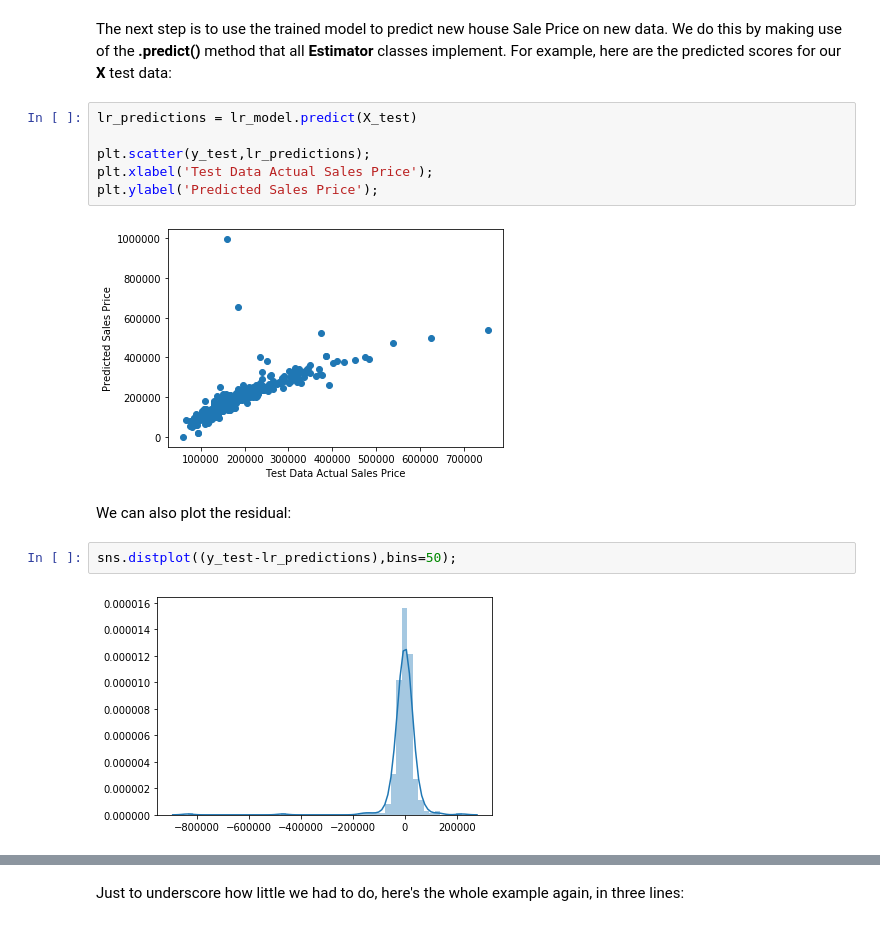
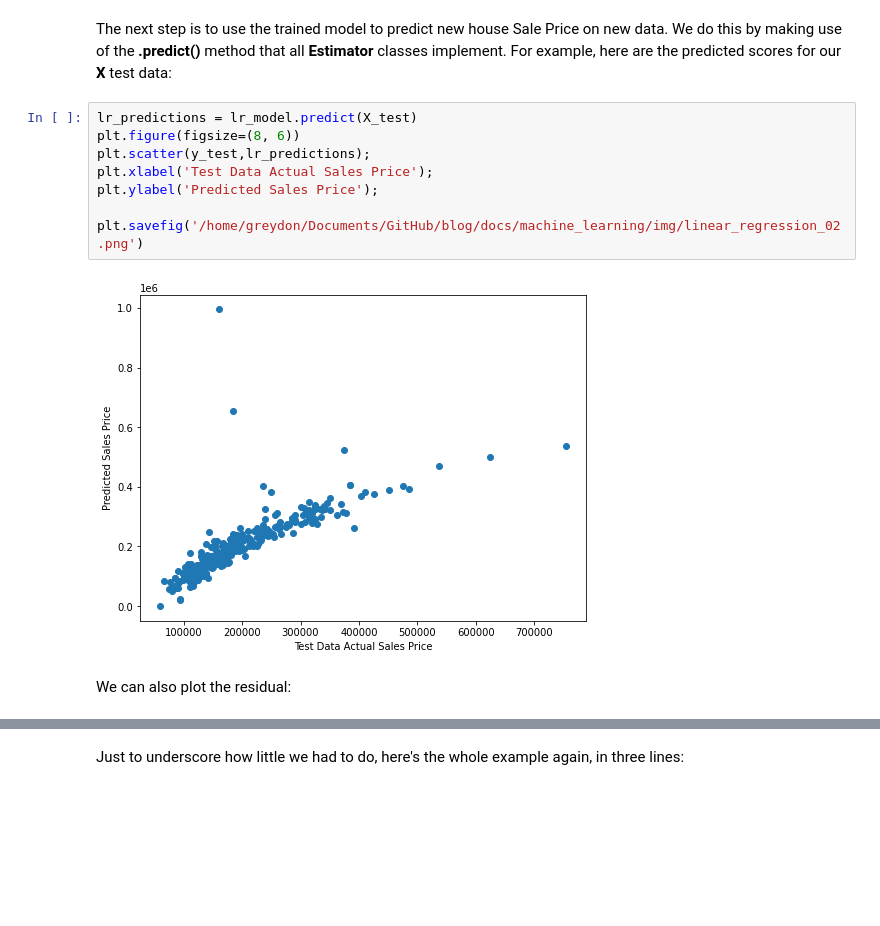
Before and after one commit to greydongilmore/website_2020, a Jupyter notebook: content/courses/ml_intro/05_linear_regression/05_02_linear_regression.ipynb, the cells around one changed output, grey strips where cells are left out. Cells and saved outputs as stored; diff of their text form; blank space fills up the shorter version.

```diff
--- a/content/courses/ml_intro/05_linear_regression/05_02_linear_regression.ipynb
+++ b/content/courses/ml_intro/05_linear_regression/05_02_linear_regression.ipynb
@@ -113,15 +115,13 @@ Interpreting the coefficients:
 The next step is to use the trained model to predict new house Sale Price on new data. We do this by making use of the **.predict()** method that all **Estimator** classes implement. For example, here are the predicted scores for our **X** test data:
 # %%
 lr_predictions = lr_model.predict(X_test)
-
+plt.figure(figsize=(8, 6))
 plt.scatter(y_test,lr_predictions);
 plt.xlabel('Test Data Actual Sales Price');
 plt.ylabel('Predicted Sales Price');
+
+plt.savefig('/home/greydon/Documents/GitHub/blog/docs/machine_learning/img/linear_regression_02.png')
 # %% [output]
-[figure, old version]
+[figure, new version]
 # %% [markdown]
 We can also plot the residual:
-# %%
-sns.distplot((y_test-lr_predictions),bins=50);
-# %% [output]
-[figure, removed]
```
Also changed, not shown: parts of 5 cells of this notebook, 18 other files.
